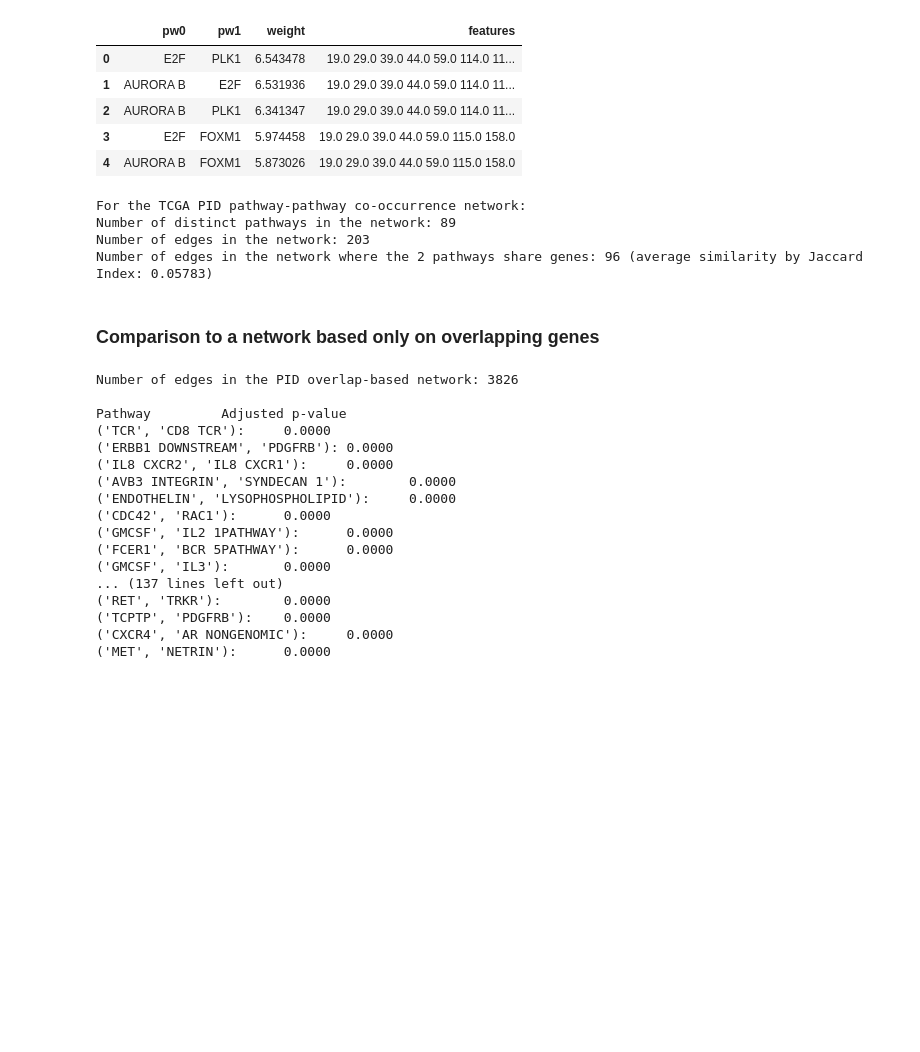
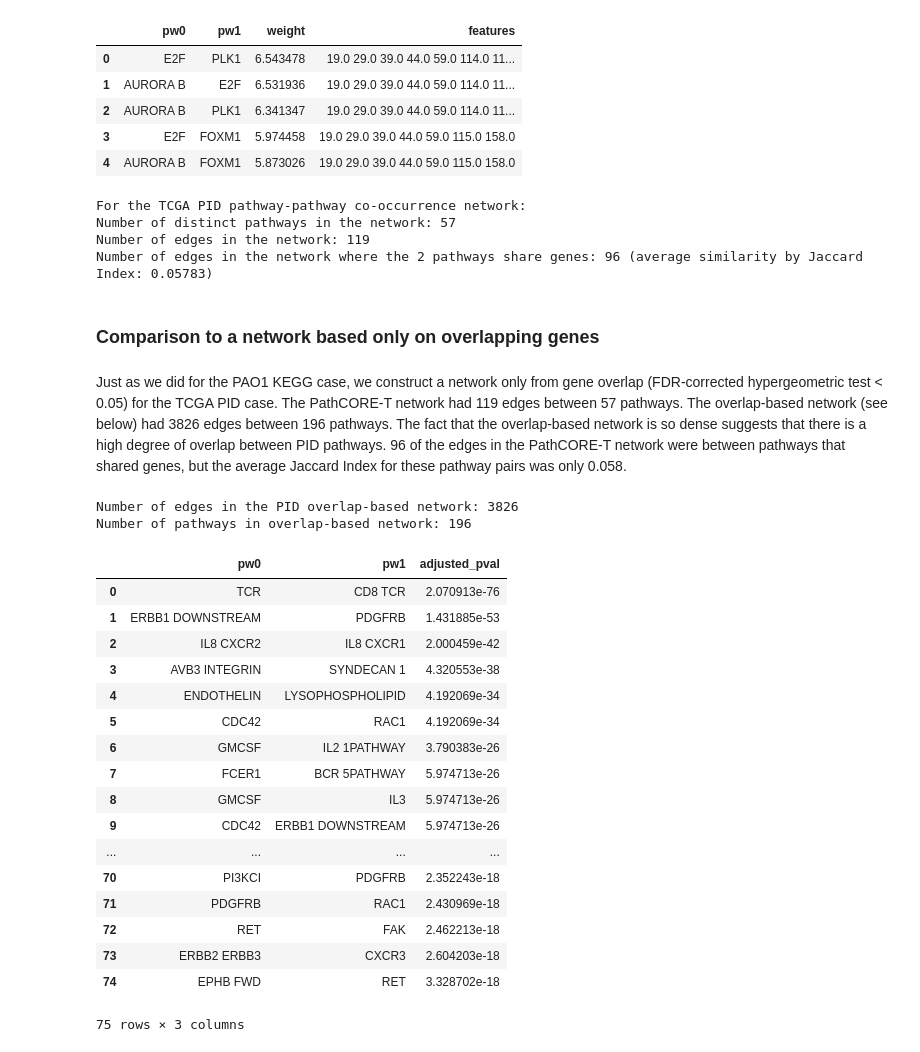
Before and after one commit to greenelab/PathCORE-T-analysis, a Jupyter notebook: jupyter-notebooks/Summary_PAO1_and_TCGA_network_results.ipynb, the cells around one changed output. Cells and saved outputs as stored; diff of their text form; code cells hidden in the pictures; blank space fills up the shorter version.

```diff
--- a/jupyter-notebooks/Summary_PAO1_and_TCGA_network_results.ipynb
+++ b/jupyter-notebooks/Summary_PAO1_and_TCGA_network_results.ipynb
@@ -193,44 +212,63 @@ for index, row in tcga_pid_network.iterrows():
 
 print("For the TCGA PID pathway-pathway co-occurrence network:")
 print("Number of distinct pathways in the network: {0}".format(
-    len(pathways_in_kegg_network)))
+    len(pathways_in_pid_network)))
 print("Number of edges in the network: {0}".format(
-    pao1_kegg_network.shape[0]))
+    tcga_pid_network.shape[0]))
 print("Number of edges in the network where the 2 pathways "
       "share genes: {0} (average similarity by Jaccard Index: {1:.4})".format(
           n_overlapping, np.average(edge_jaccards)))
 # %% [output]
 For the TCGA PID pathway-pathway co-occurrence network:
-Number of distinct pathways in the network: 89
-Number of edges in the network: 203
+Number of distinct pathways in the network: 57
+Number of edges in the network: 119
 Number of edges in the network where the 2 pathways share genes: 96 (average similarity by Jaccard Index: 0.05783)
 # %% [markdown]
 ### Comparison to a network based only on overlapping genes
+# %% [markdown]
+Just as we did for the PAO1 KEGG case, we construct a network only from gene overlap (FDR-corrected hypergeometric test < 0.05) for the TCGA PID case.
+The PathCORE-T network had 119 edges between 57 pathways.
+The overlap-based network (see below) had 3826 edges between 196 pathways.
+The fact that the overlap-based network is so dense suggests that there is a high degree of overlap between PID pathways.
+96 of the edges in the PathCORE-T network were between pathways that shared genes, but the average Jaccard Index for these pathway pairs was only 0.058.
 # %%
 significant_edges = create_overlap_based_network(pid_pathways_dict, alpha=0.05)
-print("Number of edges in the PID overlap-based network: {0}\n".format(
+print("Number of edges in the PID overlap-based network: {0}".format(
     len(significant_edges)))
 sorted_significant_edges = sorted(significant_edges, key=lambda tup: tup[1])
 
-show_N_edges = 150
-print("Pathway\t\tAdjusted p-value")
-for edge, adjusted_pval in sorted_significant_edges[:show_N_edges]:
-    print("{0}:\t{1:.4f}".format(edge, adjusted_pval))
+pathways_in_network = set()
+edges = []
+for (pw0, pw1), adjusted_pval in sorted_significant_edges:
+    row = {"pw0": pw0, "pw1": pw1, "adjusted_pval": adjusted_pval}
+    pathways_in_network.add(pw0)
+    pathways_in_network.add(pw1)
+    edges.append(row)
+
+print("Number of pathways in overlap-based network: {0}".format(
+    len(pathways_in_network)))
+
+show_N_edges = 75
+edges_df = pd.DataFrame(edges, columns=["pw0", "pw1", "adjusted_pval"])
+edges_df.head(show_N_edges)
 # %% [output]
 Number of edges in the PID overlap-based network: 3826
-
-Pathway         Adjusted p-value
-('TCR', 'CD8 TCR'):     0.0000
-('ERBB1 DOWNSTREAM', 'PDGFRB'): 0.0000
-('IL8 CXCR2', 'IL8 CXCR1'):     0.0000
-('AVB3 INTEGRIN', 'SYNDECAN 1'):        0.0000
-('ENDOTHELIN', 'LYSOPHOSPHOLIPID'):     0.0000
-('CDC42', 'RAC1'):      0.0000
-('GMCSF', 'IL2 1PATHWAY'):      0.0000
-('FCER1', 'BCR 5PATHWAY'):      0.0000
-('GMCSF', 'IL3'):       0.0000
-... (137 lines left out)
-('RET', 'TRKR'):        0.0000
-('TCPTP', 'PDGFRB'):    0.0000
-('CXCR4', 'AR NONGENOMIC'):     0.0000
-('MET', 'NETRIN'):      0.0000
+Number of pathways in overlap-based network: 196
+|  | pw0 | pw1 | adjusted_pval |
+| 0 | TCR | CD8 TCR | 2.070913e-76 |
+| 1 | ERBB1 DOWNSTREAM | PDGFRB | 1.431885e-53 |
+| 2 | IL8 CXCR2 | IL8 CXCR1 | 2.000459e-42 |
+| 3 | AVB3 INTEGRIN | SYNDECAN 1 | 4.320553e-38 |
+| 4 | ENDOTHELIN | LYSOPHOSPHOLIPID | 4.192069e-34 |
+| 5 | CDC42 | RAC1 | 4.192069e-34 |
+| 6 | GMCSF | IL2 1PATHWAY | 3.790383e-26 |
+| 7 | FCER1 | BCR 5PATHWAY | 5.974713e-26 |
+| 8 | GMCSF | IL3 | 5.974713e-26 |
+| 9 | CDC42 | ERBB1 DOWNSTREAM | 5.974713e-26 |
+| ... | ... | ... | ... |
+| 70 | PI3KCI | PDGFRB | 2.352243e-18 |
+| 71 | PDGFRB | RAC1 | 2.430969e-18 |
+| 72 | RET | FAK | 2.462213e-18 |
+| 73 | ERBB2 ERBB3 | CXCR3 | 2.604203e-18 |
+| 74 | EPHB FWD | RET | 3.328702e-18 |
+75 rows × 3 columns
```
Also changed, not shown: parts of 2 cells of this notebook.
